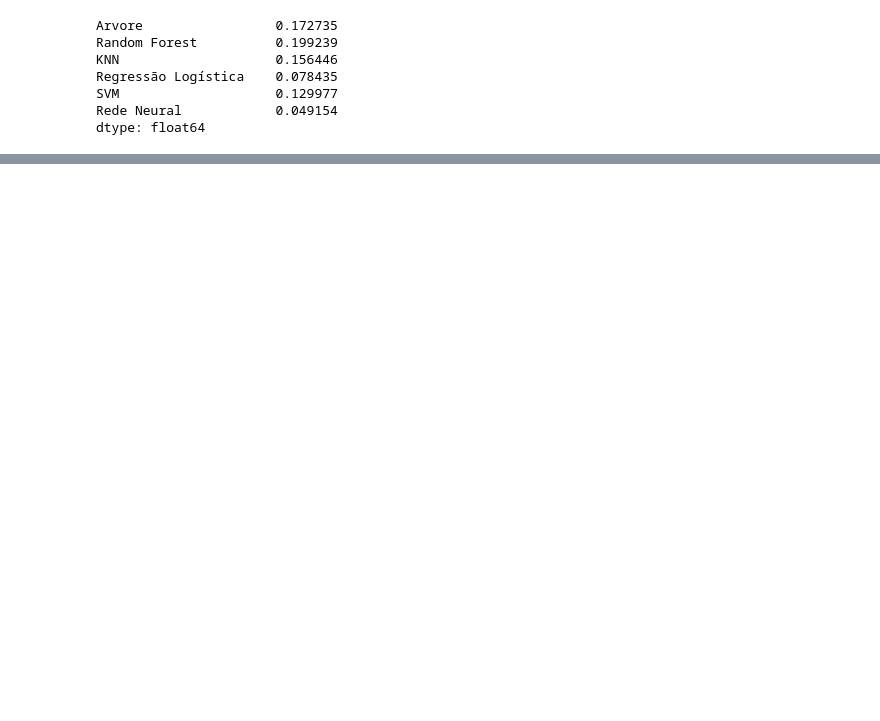
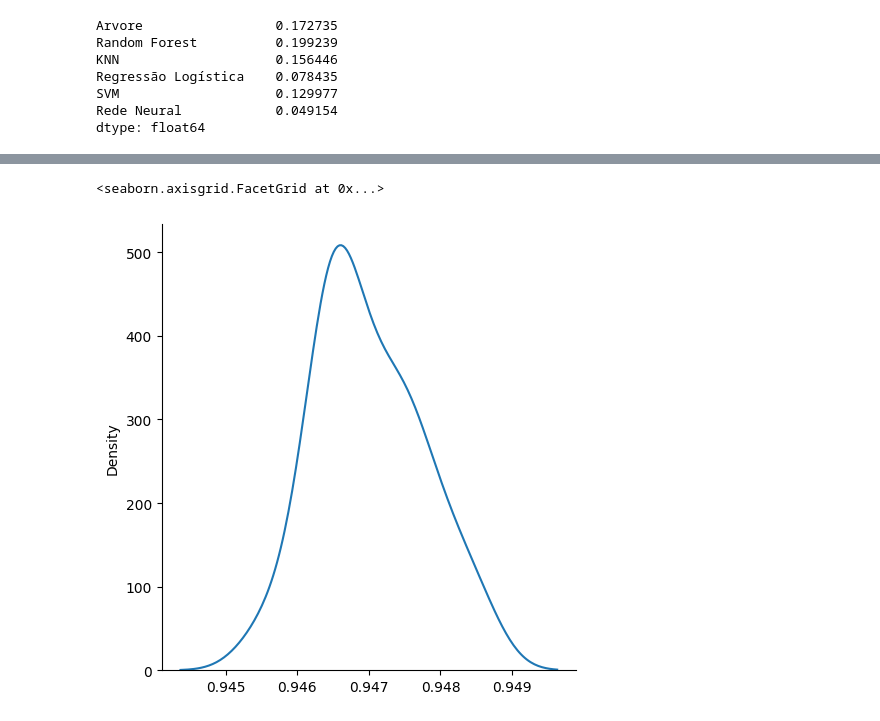
Before and after one commit to Rafael-Russo/Curso-Data-Science, a Jupyter notebook: credit_CrossValidation.ipynb, the cells around one changed output, grey strips where cells are left out. Cells and saved outputs as stored; diff of their text form; code cells hidden in the pictures; blank space fills up the shorter version.

```diff
--- a/credit_CrossValidation.ipynb
+++ b/credit_CrossValidation.ipynb
@@ -245,0 +267,5 @@ dtype: float64
+# %%
+sns.displot(resultados_logistic_regression, kind='kde')
+# %% [output]
+<seaborn.axisgrid.FacetGrid at 0x...>
+[figure, added]
```
Also changed, not shown: parts of 19 cells of this notebook.
